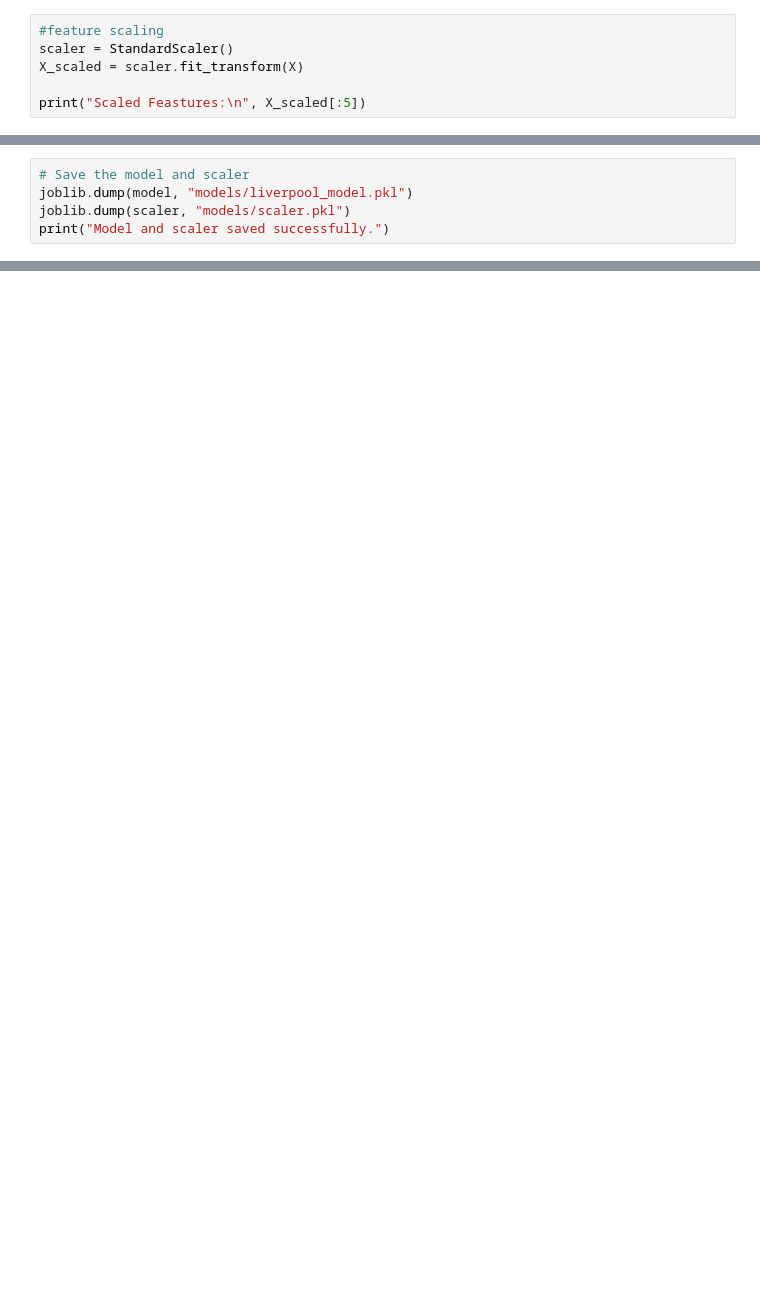
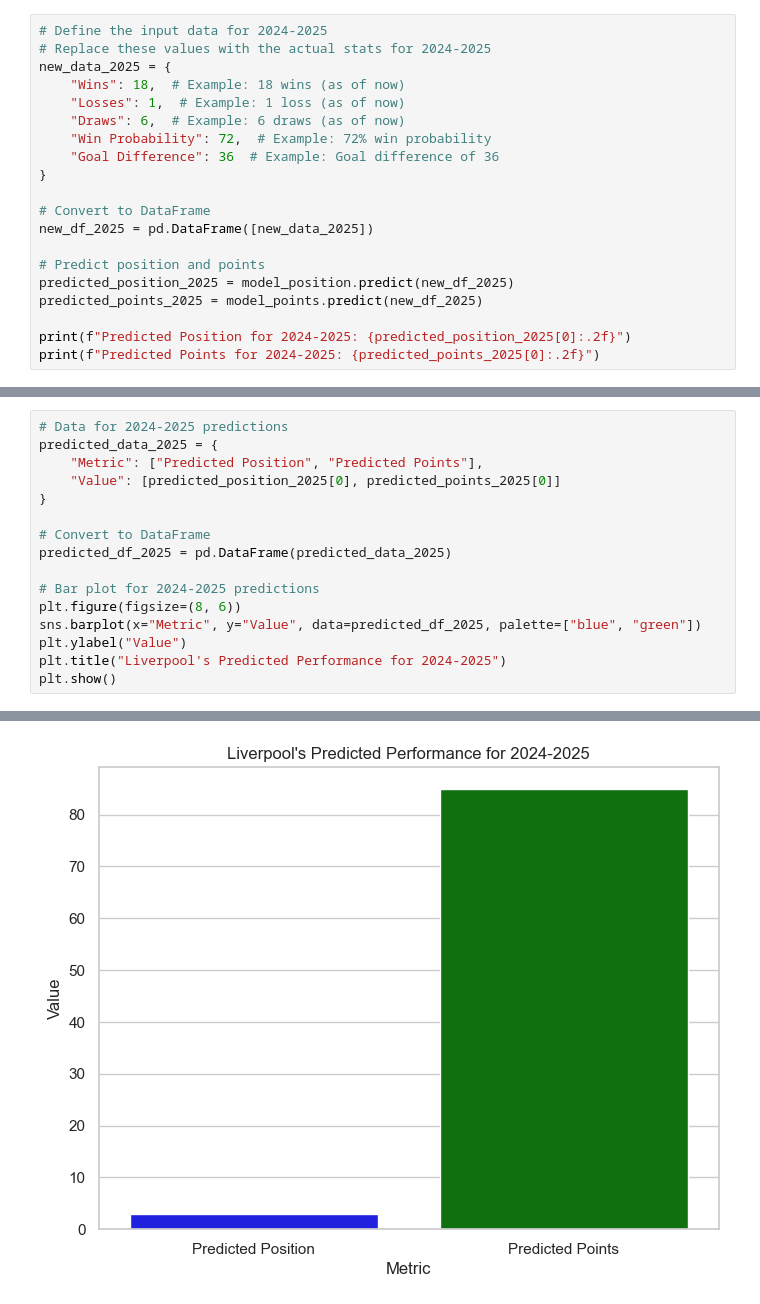
Before and after one commit to AmiraEdridara/Liverpool-win-predict, a Jupyter notebook: Liverpool win predictor.ipynb, the cells around one changed output, grey strips where cells are left out. Saved outputs shown, nothing was run; the diff lists cells and outputs as text; blank space fills up the shorter version.

```diff
--- a/Liverpool win predictor.ipynb
+++ b/Liverpool win predictor.ipynb
@@ -61,7 +86,21 @@ Name: Position, dtype: int64
 # %%
-#feature scaling
-scaler = StandardScaler()
-X_scaled = scaler.fit_transform(X)
+# Define the input data for 2024-2025
+# Replace these values with the actual stats for 2024-2025
+new_data_2025 = {
+    "Wins": 18,  # Example: 18 wins (as of now)
+    "Losses": 1,  # Example: 1 loss (as of now)
+    "Draws": 6,  # Example: 6 draws (as of now)
+    "Win Probability": 72,  # Example: 72% win probability
+    "Goal Difference": 36  # Example: Goal difference of 36
+}
 
-print("Scaled Feastures:\n", X_scaled[:5])
+# Convert to DataFrame
+new_df_2025 = pd.DataFrame([new_data_2025])
+
+# Predict position and points
+predicted_position_2025 = model_position.predict(new_df_2025)
+predicted_points_2025 = model_points.predict(new_df_2025)
+
+print(f"Predicted Position for 2024-2025: {predicted_position_2025[0]:.2f}")
+print(f"Predicted Points for 2024-2025: {predicted_points_2025[0]:.2f}")
 # %% [output]
@@ -123,6 +171,17 @@ Test R2 Score: -0.9603999999999999
 # %%
-# Save the model and scaler
-joblib.dump(model, "models/liverpool_model.pkl")
-joblib.dump(scaler, "models/scaler.pkl")
-print("Model and scaler saved successfully.")
+# Data for 2024-2025 predictions
+predicted_data_2025 = {
+    "Metric": ["Predicted Position", "Predicted Points"],
+    "Value": [predicted_position_2025[0], predicted_points_2025[0]]
+}
+
+# Convert to DataFrame
+predicted_df_2025 = pd.DataFrame(predicted_data_2025)
+
+# Bar plot for 2024-2025 predictions
+plt.figure(figsize=(8, 6))
+sns.barplot(x="Metric", y="Value", data=predicted_df_2025, palette=["blue", "green"])
+plt.ylabel("Value")
+plt.title("Liverpool's Predicted Performance for 2024-2025")
+plt.show()
 # %% [output]
@@ -129,0 +191 @@ FileNotFoundError: [Errno 2] No such file or directory: 'models/liverpool_model.
+[figure, added]
```
Also changed, not shown: parts of 8 cells of this notebook.
